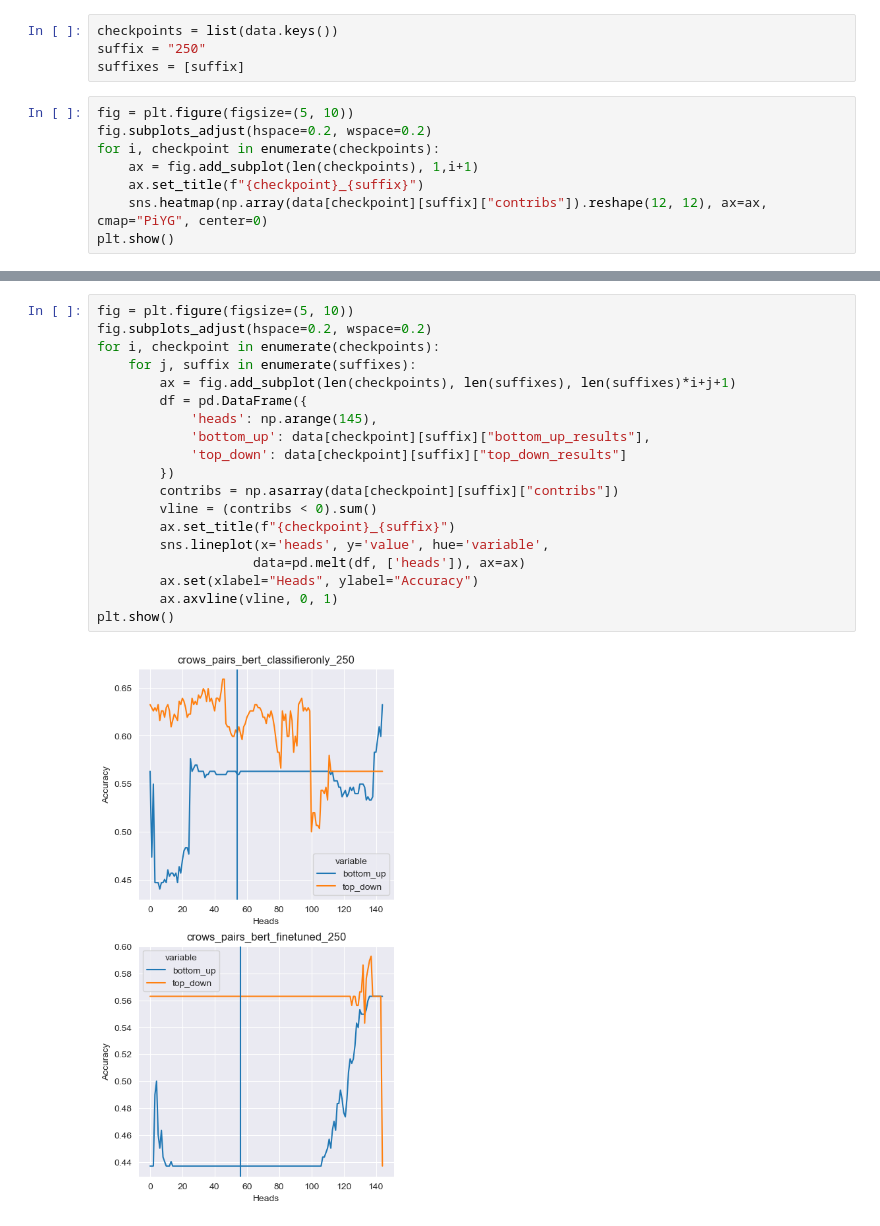
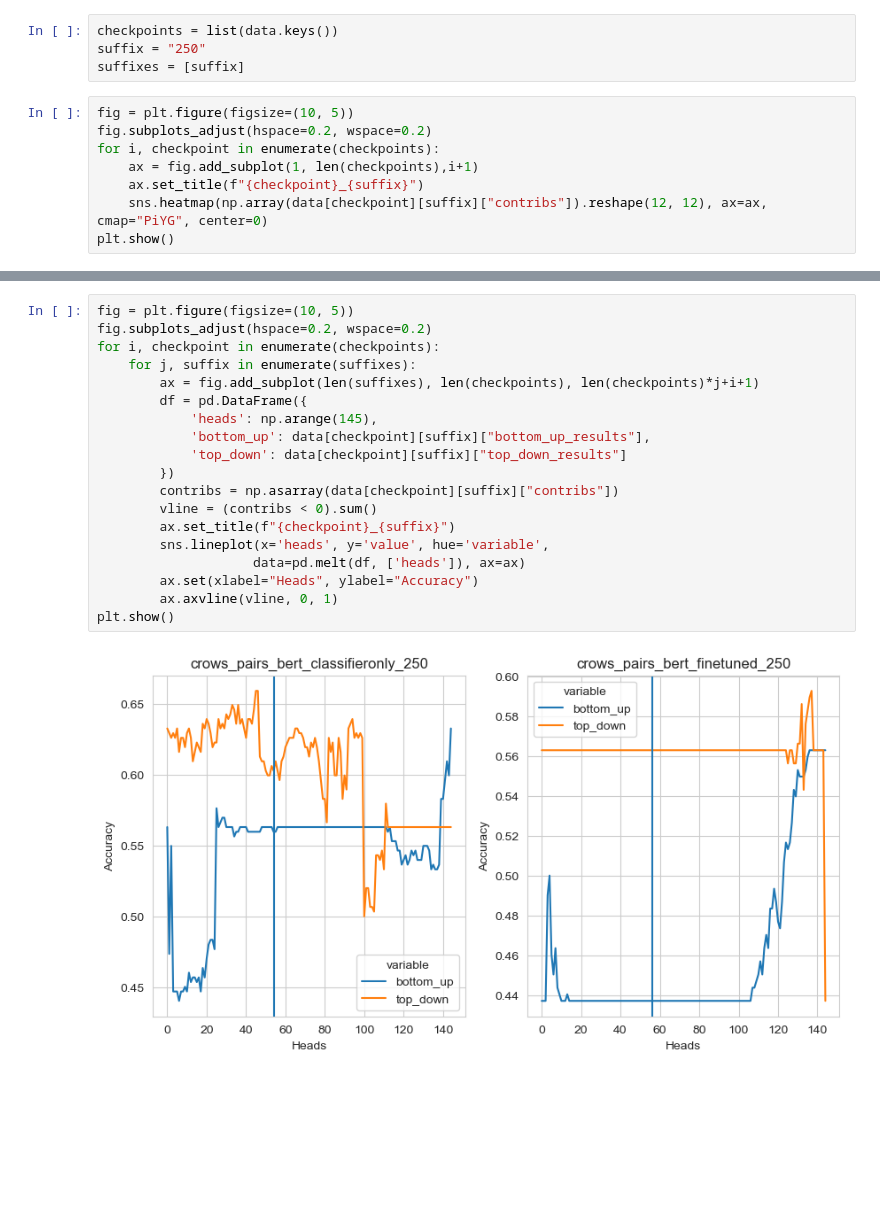
Before and after one commit to henryscheible/nlp-research, a Jupyter notebook: visualizations/multidatacomparison.ipynb, the cells around one changed output, grey strips where cells are left out. Cells and saved outputs as stored; diff of their text form; blank space fills up the shorter version.

```diff
--- a/visualizations/multidatacomparison.ipynb
+++ b/visualizations/multidatacomparison.ipynb
@@ -19,10 +19,10 @@ checkpoints = list(data.keys())
 suffix = "250"
 suffixes = [suffix]
 # %%
-fig = plt.figure(figsize=(5, 10))
+fig = plt.figure(figsize=(10, 5))
 fig.subplots_adjust(hspace=0.2, wspace=0.2)
 for i, checkpoint in enumerate(checkpoints):
-    ax = fig.add_subplot(len(checkpoints), 1,i+1)
+    ax = fig.add_subplot(1, len(checkpoints),i+1)
     ax.set_title(f"{checkpoint}_{suffix}")
     sns.heatmap(np.array(data[checkpoint][suffix]["contribs"]).reshape(12, 12), ax=ax, cmap="PiYG", center=0)
 plt.show()
@@ -31,21 +31,21 @@ plt.show()
 # %%
-fig = plt.figure(figsize=(5, 10))
+fig = plt.figure(figsize=(10, 5))
 fig.subplots_adjust(hspace=0.2, wspace=0.2)
 for i, checkpoint in enumerate(checkpoints):
     for j, suffix in enumerate(suffixes):
-        ax = fig.add_subplot(len(checkpoints), len(suffixes), len(suffixes)*i+j+1)
+        ax = fig.add_subplot(len(suffixes), len(checkpoints), len(checkpoints)*j+i+1)
         df = pd.DataFrame({
             'heads': np.arange(145),
             'bottom_up': data[checkpoint][suffix]["bottom_up_results"],
             'top_down': data[checkpoint][suffix]["top_down_results"]
         })
         contribs = np.asarray(data[checkpoint][suffix]["contribs"])
         vline = (contribs < 0).sum()
         ax.set_title(f"{checkpoint}_{suffix}")
         sns.lineplot(x='heads', y='value', hue='variable',
                     data=pd.melt(df, ['heads']), ax=ax)
         ax.set(xlabel="Heads", ylabel="Accuracy")
         ax.axvline(vline, 0, 1)
 plt.show()
 # %% [output]
-[figure, old version]
+[figure, new version]
```
Also changed, not shown: parts of 1 cell of this notebook, 2 other files.
